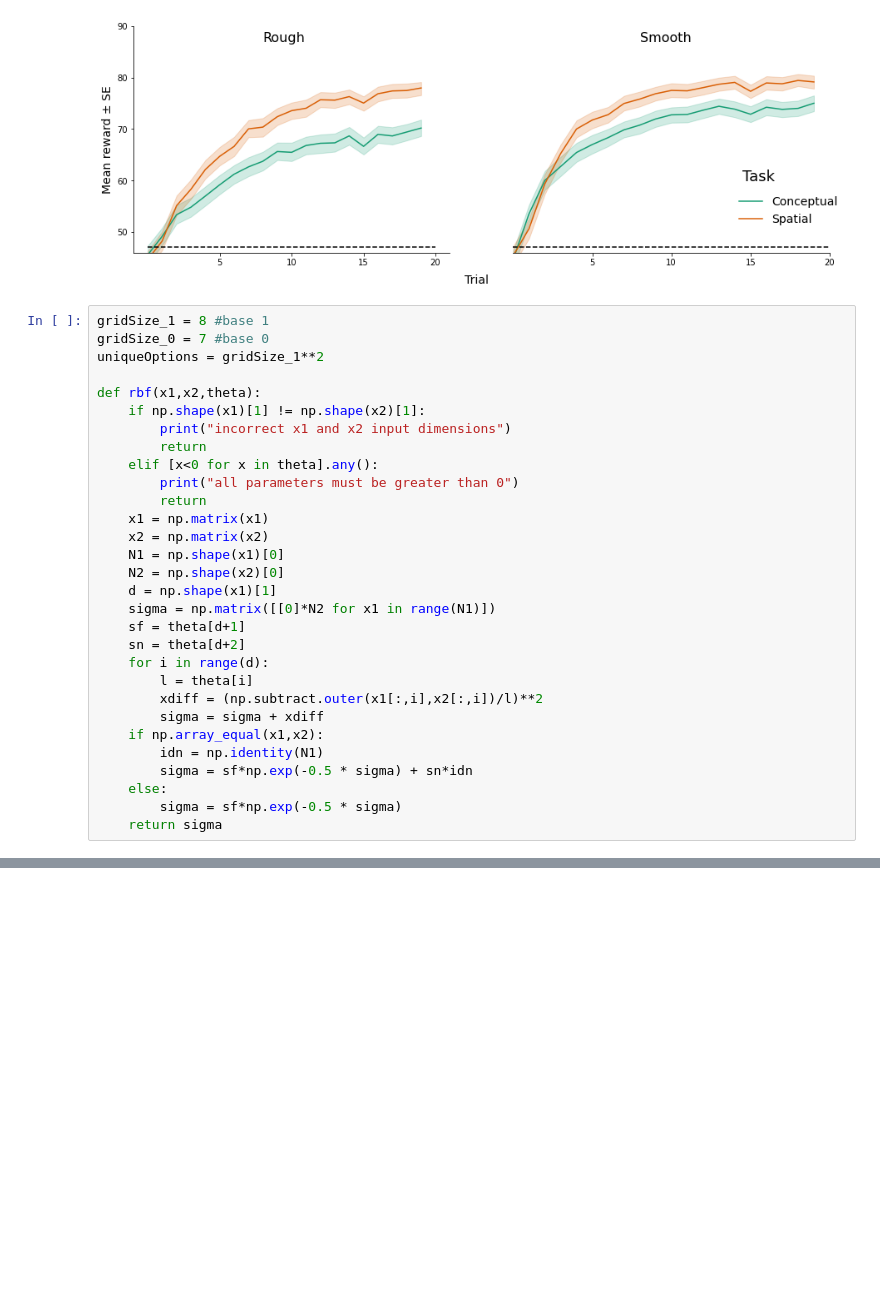
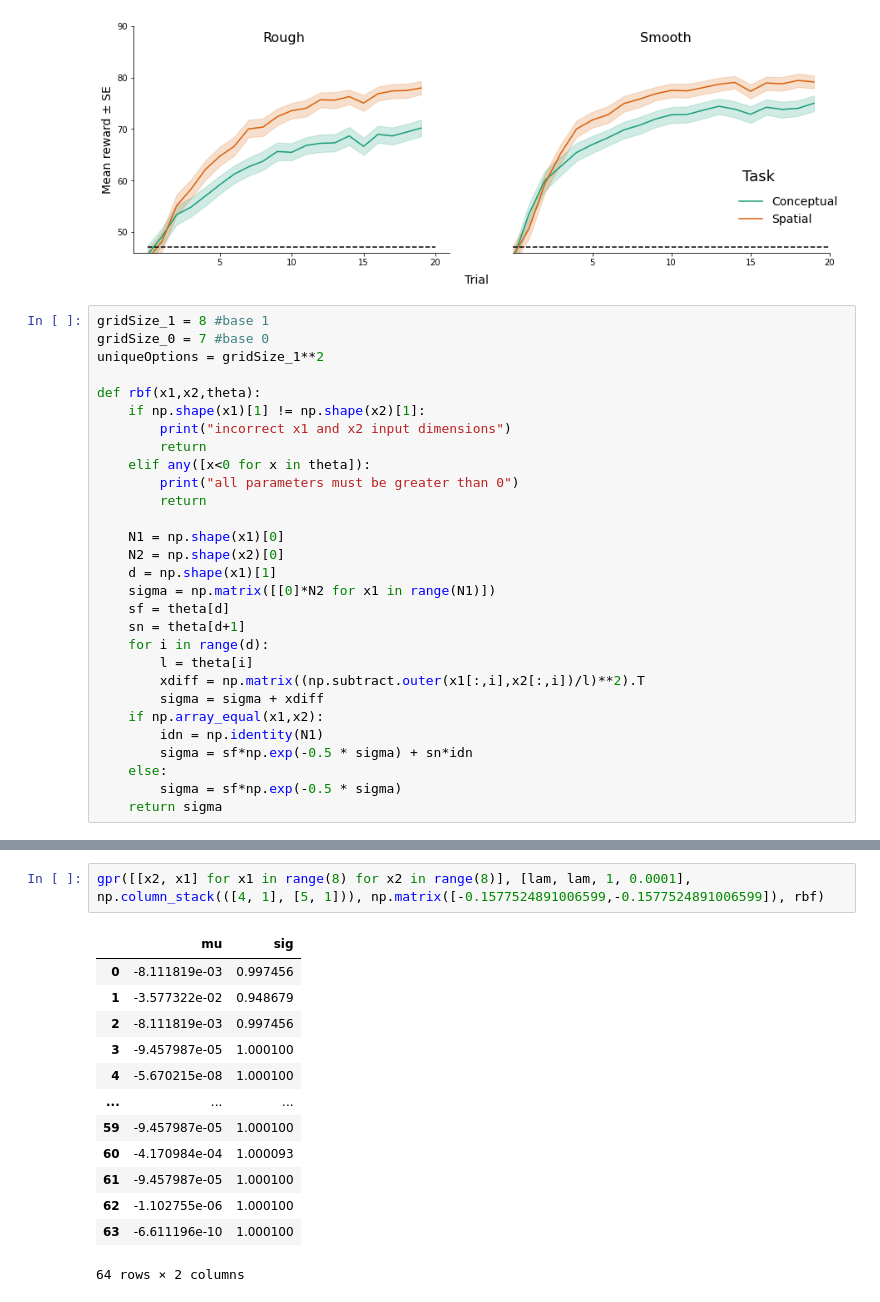
Before and after one commit to JaakkoKoli/Masters-thesis, a Jupyter notebook: DataProcessing.ipynb, the cells around one changed output, grey strips where cells are left out. Drawn from its saved outputs; the diff is of its cells as text; blank space fills up the shorter version.

```diff
--- a/DataProcessing.ipynb
+++ b/DataProcessing.ipynb
@@ -370,20 +370,19 @@ def rbf(x1,x2,theta):
     if np.shape(x1)[1] != np.shape(x2)[1]:
         print("incorrect x1 and x2 input dimensions")
         return
-    elif [x<0 for x in theta].any():
+    elif any([x<0 for x in theta]):
         print("all parameters must be greater than 0")
         return
-    x1 = np.matrix(x1)
-    x2 = np.matrix(x2)
+
     N1 = np.shape(x1)[0]
     N2 = np.shape(x2)[0]
     d = np.shape(x1)[1]
     sigma = np.matrix([[0]*N2 for x1 in range(N1)])
-    sf = theta[d+1]
-    sn = theta[d+2]
+    sf = theta[d]
+    sn = theta[d+1]
     for i in range(d):
         l = theta[i]
-        xdiff = (np.subtract.outer(x1[:,i],x2[:,i])/l)**2
+        xdiff = np.matrix((np.subtract.outer(x1[:,i],x2[:,i])/l)**2).T
         sigma = sigma + xdiff
     if np.array_equal(x1,x2):
         idn = np.identity(N1)
@@ -427,4 +437,20 @@ def gpr(X_test, theta, X, Y, k):
     return df
+# %%
+gpr([[x2, x1] for x1 in range(8) for x2 in range(8)], [lam, lam, 1, 0.0001], np.column_stack(([4, 1], [5, 1])), np.matrix([-0.1577524891006599,-0.1577524891006599]), rbf)
+# %% [output]
+|  | mu | sig |
+| 0 | -8.111819e-03 | 0.997456 |
+| 1 | -3.577322e-02 | 0.948679 |
+| 2 | -8.111819e-03 | 0.997456 |
+| 3 | -9.457987e-05 | 1.000100 |
+| 4 | -5.670215e-08 | 1.000100 |
+| ... | ... | ... |
+| 59 | -9.457987e-05 | 1.000100 |
+| 60 | -4.170984e-04 | 1.000093 |
+| 61 | -9.457987e-05 | 1.000100 |
+| 62 | -1.102755e-06 | 1.000100 |
+| 63 | -6.611196e-10 | 1.000100 |
+64 rows × 2 columns
 # %%
 def ucb(out, pars, refactor=False):
     if refactor:
```
Also changed, not shown: parts of 9 cells of this notebook, 3 other files.
